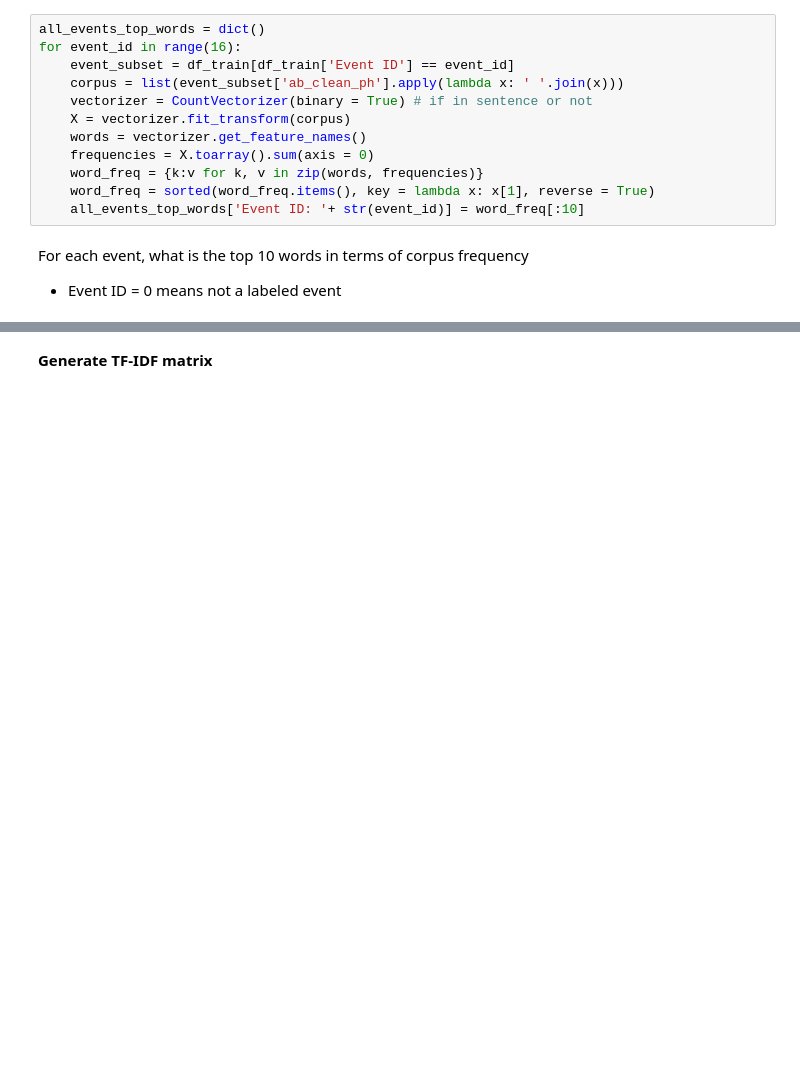
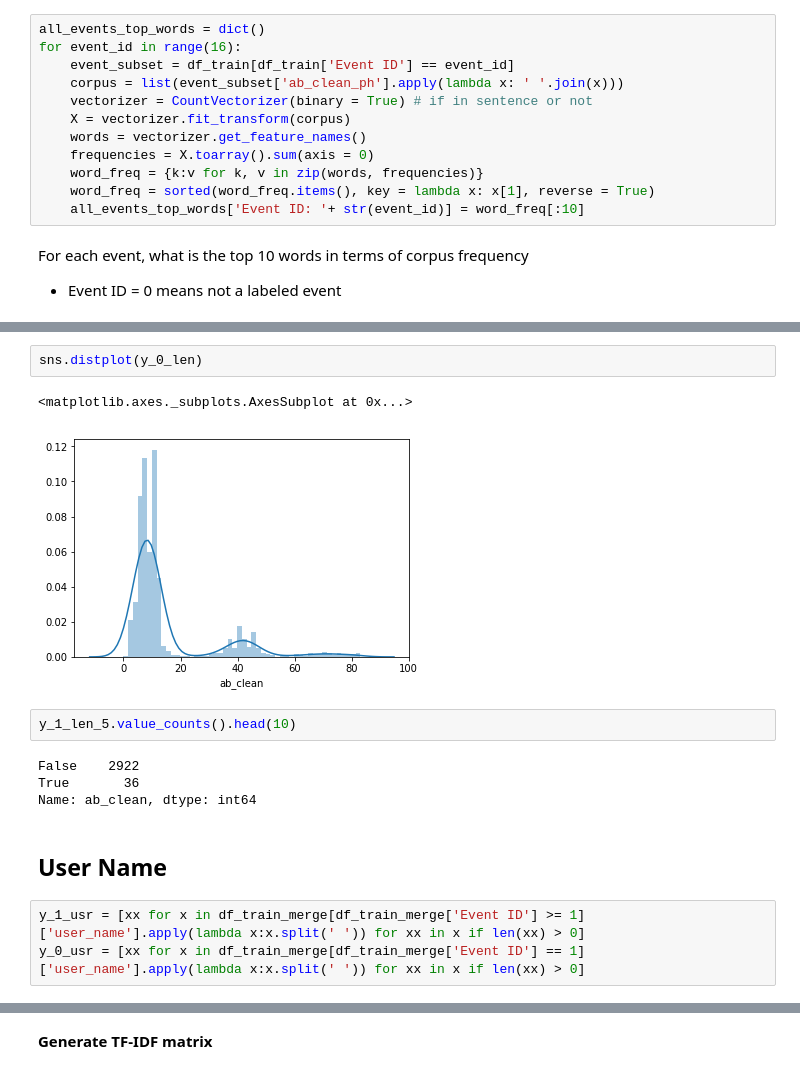
Before and after one commit to shiwang0211/future_food_challenge, a Jupyter notebook: Data Exploration.ipynb, the cells around one changed output, grey strips where cells are left out. Cells and saved outputs as stored; diff of their text form; blank space fills up the shorter version.

```diff
--- a/Data Exploration.ipynb
+++ b/Data Exploration.ipynb
@@ -366,0 +413,16 @@ pd.DataFrame(sorted(counts.items(), key = lambda x:x[1], reverse = True)[:10], c
+# %%
+sns.distplot(y_0_len)
+# %% [output]
+<matplotlib.axes._subplots.AxesSubplot at 0x...>
+[figure, added]
+# %%
+y_1_len_5.value_counts().head(10)
+# %% [output]
+False    2922
+True       36
+Name: ab_clean, dtype: int64
+# %% [markdown]
+## User Name
+# %%
+y_1_usr = [xx for x in df_train_merge[df_train_merge['Event ID'] >= 1]['user_name'].apply(lambda x:x.split(' ')) for xx in x if len(xx) > 0]
+y_0_usr = [xx for x in df_train_merge[df_train_merge['Event ID'] == 1]['user_name'].apply(lambda x:x.split(' ')) for xx in x if len(xx) > 0]
```
Also changed, not shown: parts of 66 cells of this notebook.
